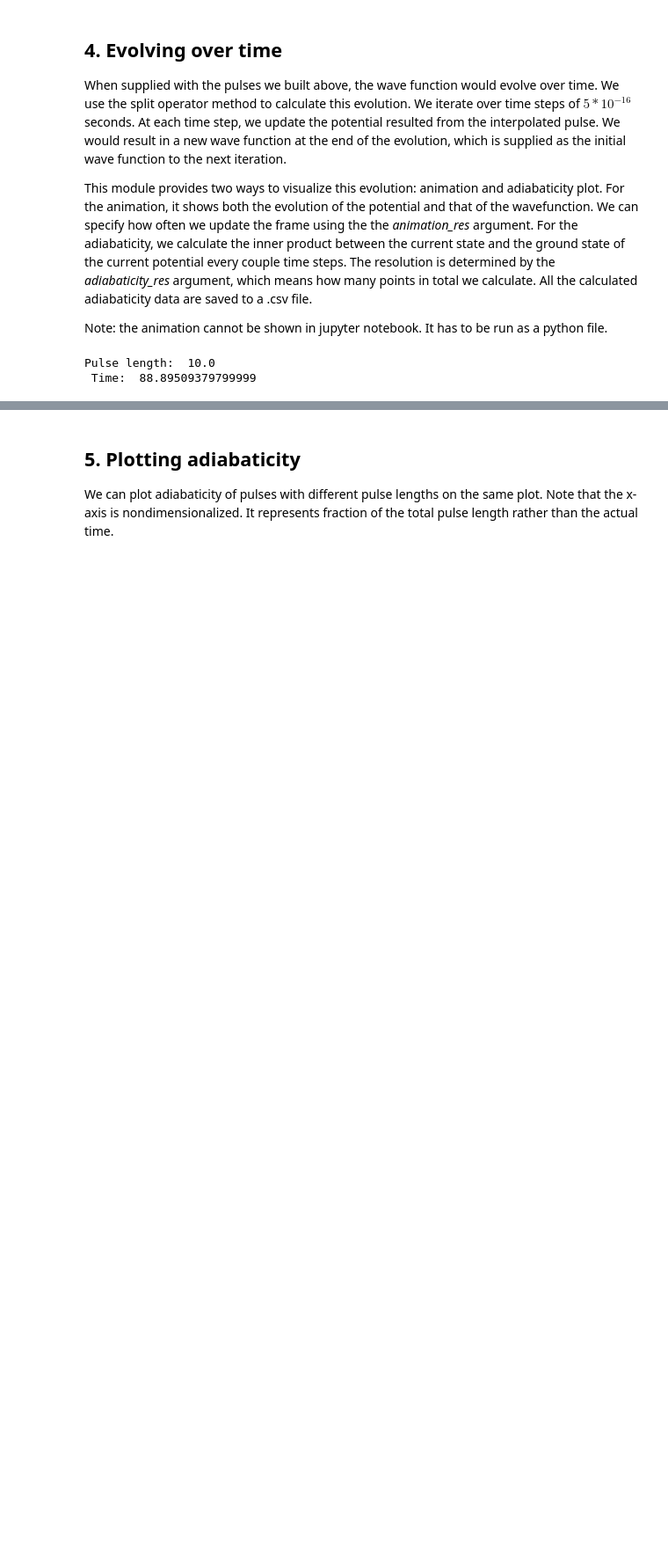
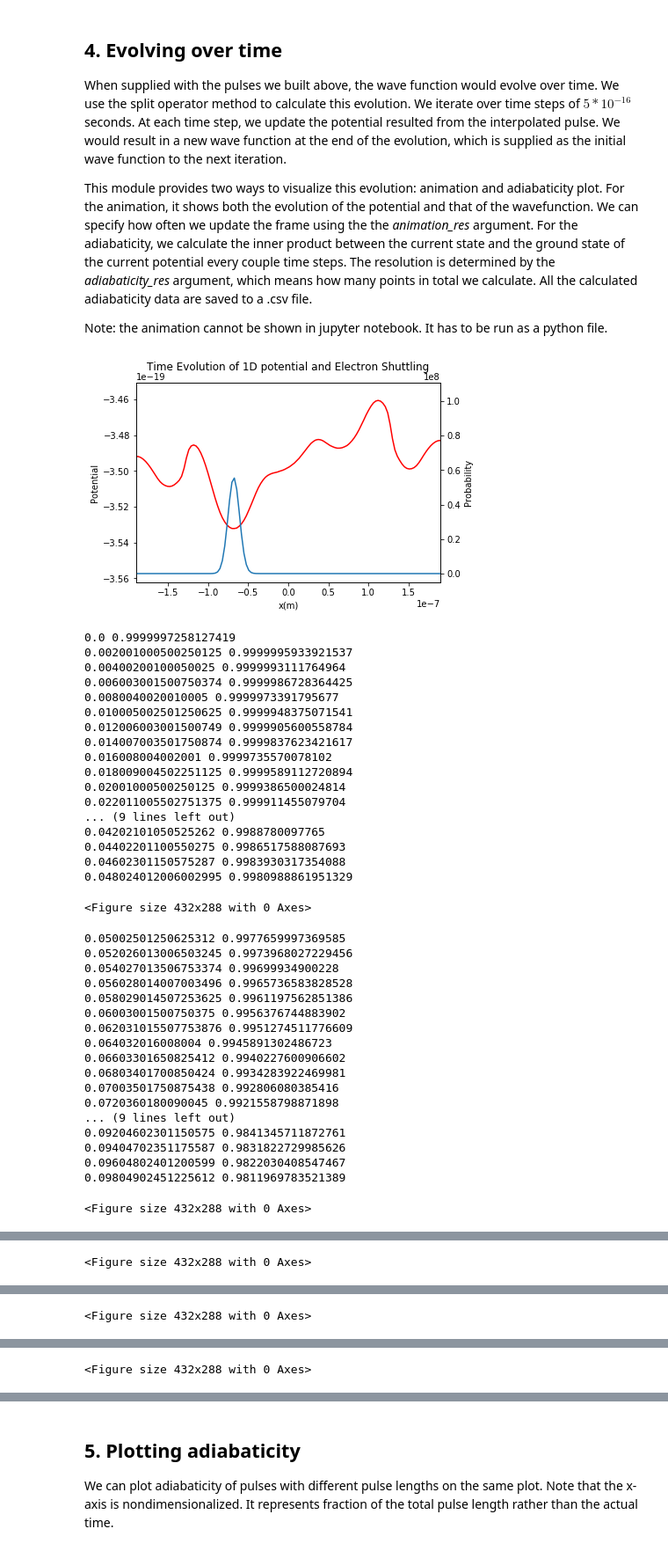
Before and after one commit to gharib85/QuDiPy, a Jupyter notebook: tutorials/Pulse Shuttling.ipynb, the cells around one changed output, grey strips where cells are left out. Shown: that part at 88% size. Cells and saved outputs as stored; diff of their text form; code cells hidden in the pictures; blank space fills up the shorter version.

```diff
--- a/tutorials/Pulse Shuttling.ipynb
+++ b/tutorials/Pulse Shuttling.ipynb
@@ -68,7 +115,42 @@ This module provides two ways to visualize this evolution: animation and adiabat
 
 Note: the animation cannot be shown in jupyter notebook. It has to be run as a python file.
 # %%
-time_evolution(loaded_data, pot_interp, shut_pulse, animation = False, adiabaticity_data = True)
+time_evolution(pot_interp, shut_pulse, show_animation = True, save_data = True)
 # %% [output]
+[figure, added]
-Pulse length:  10.0
- Time:  88.89509379799999
+0.0 0.9999997258127419
+0.002001000500250125 0.9999995933921537
+0.00400200100050025 0.9999993111764964
+0.006003001500750374 0.9999986728364425
+0.0080040020010005 0.9999973391795677
+0.010005002501250625 0.9999948375071541
+0.012006003001500749 0.9999905600558784
+0.014007003501750874 0.9999837623421617
+0.016008004002001 0.9999735570078102
+0.018009004502251125 0.9999589112720894
+0.02001000500250125 0.9999386500024814
+0.022011005502751375 0.999911455079704
+... (9 lines left out)
+0.04202101050525262 0.9988780097765
+0.04402201100550275 0.9986517588087693
+0.04602301150575287 0.9983930317354088
+0.048024012006002995 0.9980988861951329
+<Figure size 432x288 with 0 Axes>
+0.05002501250625312 0.9977659997369585
+0.052026013006503245 0.9973968027229456
+0.054027013506753374 0.99699934900228
+0.056028014007003496 0.9965736583828528
+0.058029014507253625 0.9961197562851386
+0.06003001500750375 0.9956376744883902
+0.062031015507753876 0.9951274511776609
+0.064032016008004 0.9945891302486723
+0.06603301650825412 0.9940227600906602
+0.06803401700850424 0.9934283922469981
+0.07003501750875438 0.992806080385416
+0.0720360180090045 0.9921558798871898
+... (9 lines left out)
+0.09204602301150575 0.9841345711872761
+0.09404702351175587 0.9831822729985626
+0.09604802401200599 0.9822030408547467
+0.09804902451225612 0.9811969783521389
+<Figure size 432x288 with 0 Axes>
@@ -74,0 +174 @@ Pulse length:  10.0
+<Figure size 432x288 with 0 Axes>
@@ -74,0 +192 @@ Pulse length:  10.0
+<Figure size 432x288 with 0 Axes>
@@ -74,0 +210 @@ Pulse length:  10.0
+<Figure size 432x288 with 0 Axes>
```
Also changed, not shown: parts of 5 cells of this notebook, 5 other files.
